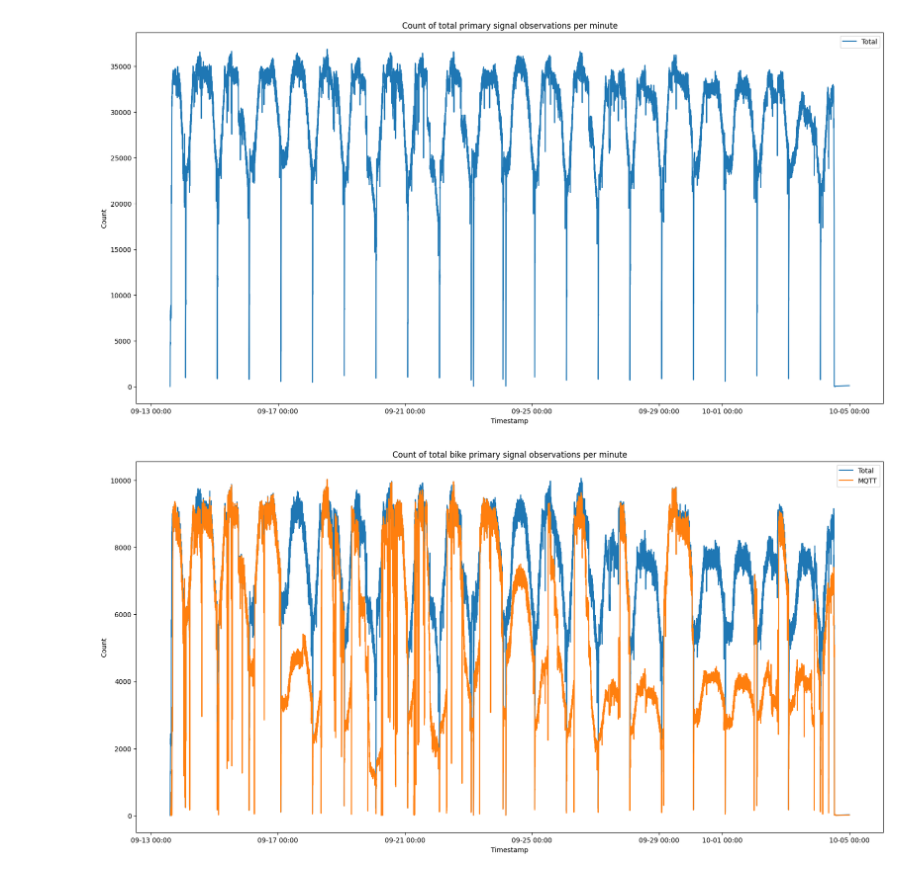
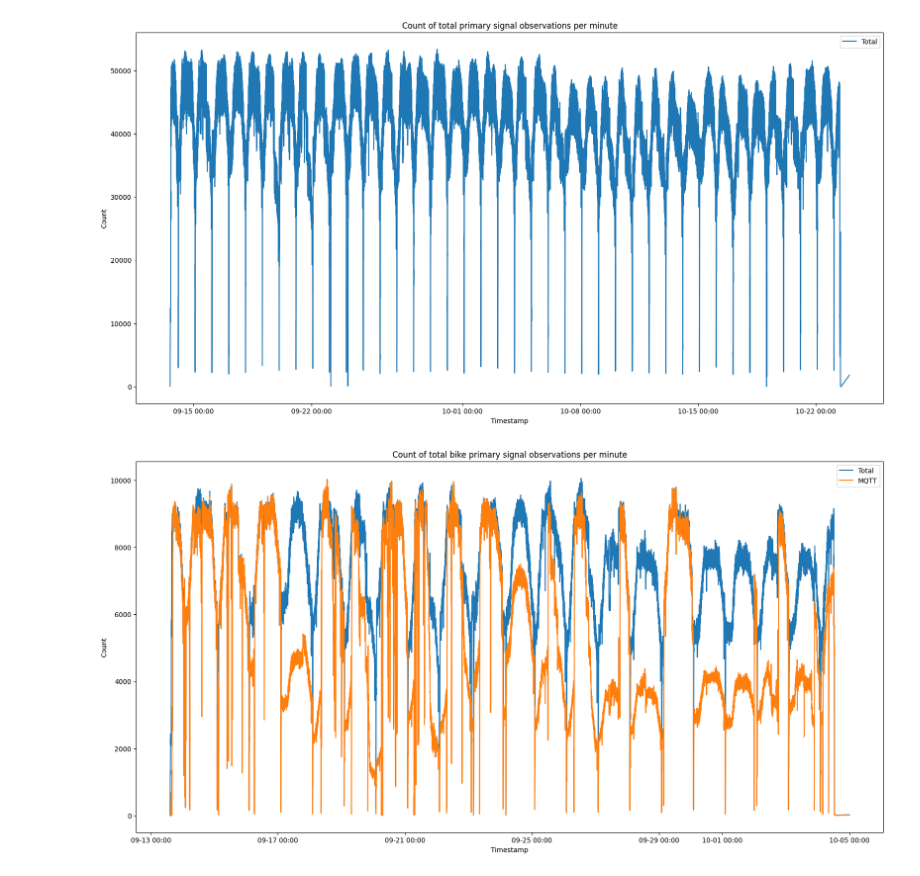
Before and after one commit to priobike/priobike-predictability-study, a Jupyter notebook: studies/db/studies/observations_per_minute/2_evaluations.ipynb, the cells around one changed output. Saved outputs shown, nothing was run; the diff lists cells and outputs as text; code cells hidden in the pictures.

Commit message:
Update processed things and observations per minute data

```diff
--- a/studies/db/studies/observations_per_minute/2_evaluations.ipynb
+++ b/studies/db/studies/observations_per_minute/2_evaluations.ipynb
@@ -1,32 +1,32 @@
 # %%
 import matplotlib.pyplot as plt
 import matplotlib.dates as mdates
 import datetime
 import json
 
-with open('outputs/primary_signal_observations_per_minute_timestamp_counts.json', 'r') as fp:
+with open('outputs/observations_per_minute_timestamp_counts.json', 'r') as fp:
     primary_signal_observations_per_minute_timestamp_counts = json.load(fp)
 
 dates = []
 counts = []
 
 for timestamp, count in primary_signal_observations_per_minute_timestamp_counts.items():
     timestamp = float(timestamp)
     if timestamp < 1694607780:
         continue
     dates.append(datetime.datetime.fromtimestamp(timestamp))
     counts.append(count)
 
 fig, ax = plt.subplots(figsize=(20,10))
 ax.plot(dates, counts, label="Total")
 ax.xaxis.set_major_formatter(mdates.DateFormatter('%m-%d %H:%M'))
 ax.set_xlabel('Timestamp')
 ax.set_ylabel('Count')
 ax.set_title('Count of total primary signal observations per minute')
 ax.legend()
 plt.show()
 # %% [output]
-[figure, old version]
+[figure, new version]
 # %%
 import matplotlib.pyplot as plt
 import matplotlib.dates as mdates
```
Also changed, not shown: 11 other files.
